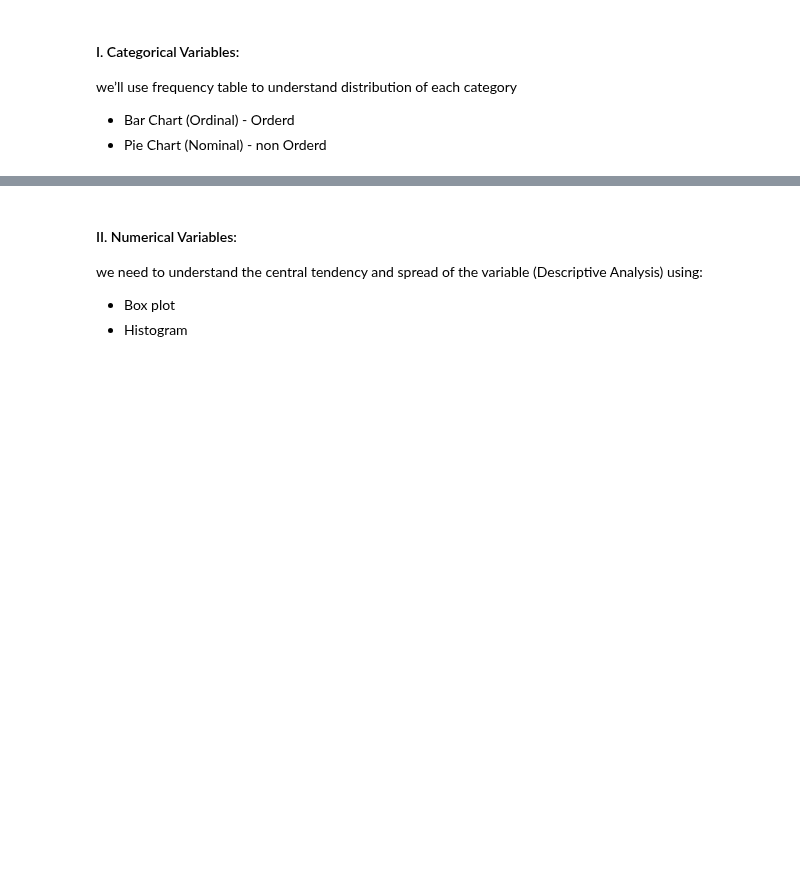
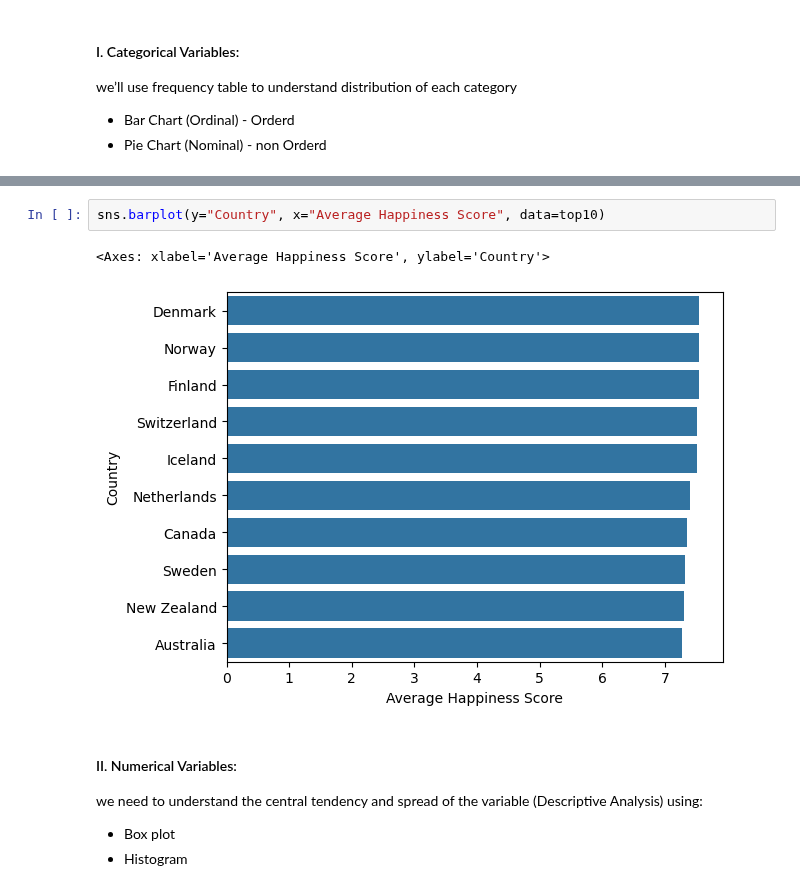
Before and after one commit to Tuwaiq-DS-ML-bootcamp-V-7/Usecase-2, a Jupyter notebook: EDA_explain_template_Abdullah.ipynb, the cells around one changed output, grey strips where cells are left out. Saved outputs shown, nothing was run; the diff lists cells and outputs as text; blank space fills up the shorter version.

```diff
--- a/EDA_explain_template_Abdullah.ipynb
+++ b/EDA_explain_template_Abdullah.ipynb
@@ -729,3 +778,8 @@ we’ll use frequency table to understand distribution of each category
+# %%
+sns.barplot(y="Country", x="Average Happiness Score", data=top10)
+# %% [output]
+<Axes: xlabel='Average Happiness Score', ylabel='Country'>
+[figure, added]
 # %% [markdown]
 #### II. Numerical Variables:
 
```
Also changed, not shown: parts of 17 cells of this notebook, 1 other file.
